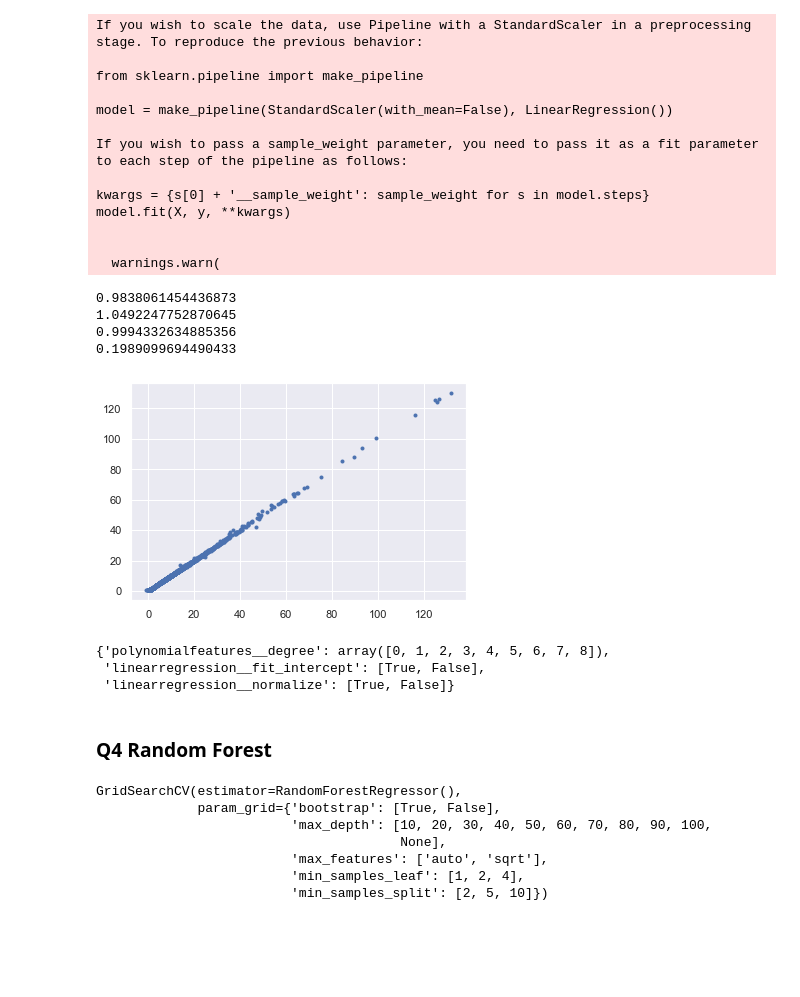
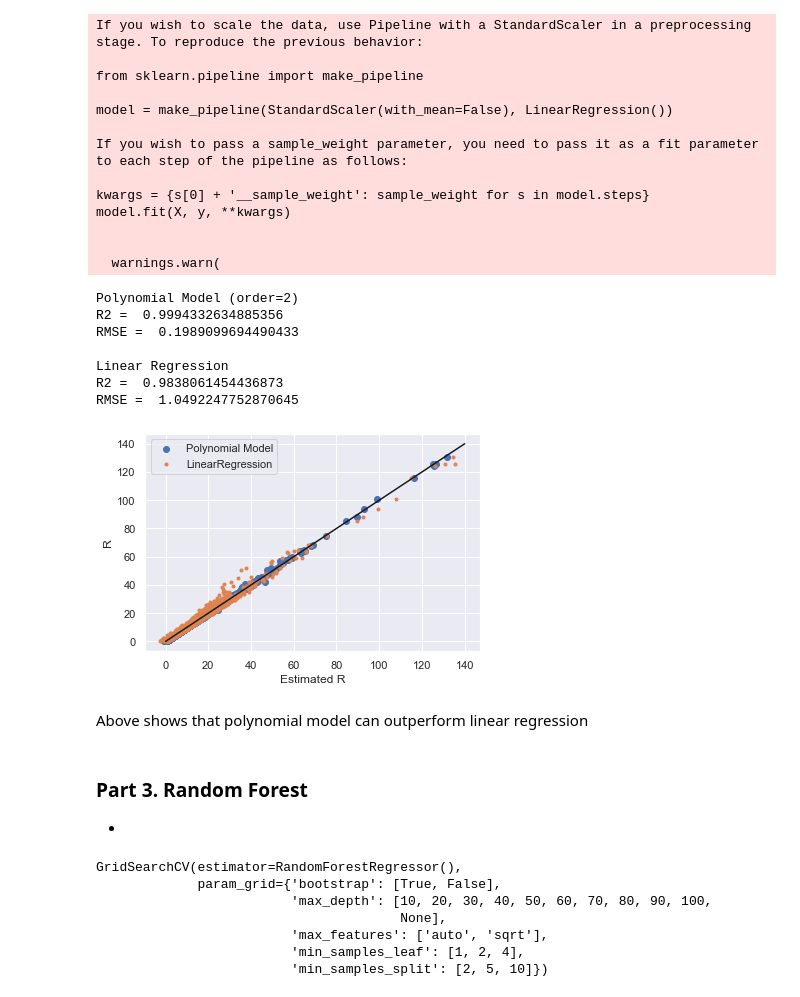
Before and after one commit to atmsillinois/machine-learning-1-seunguk-2, a Jupyter notebook: Module5.ipynb, the cells around one changed output. Saved outputs shown, nothing was run; the diff lists cells and outputs as text; code cells hidden in the pictures; blank space fills up the shorter version.

```diff
--- a/Module5.ipynb
+++ b/Module5.ipynb
@@ -117,25 +142,35 @@ model.fit(X, y, **kwargs)
 
 
   warnings.warn(
-# %%
-plt.plot(y_test_gs,ytest,'.')
-print(metrics.r2_score(ypred, ytest))
-print(np.sqrt(metrics.mean_squared_error(ypred, ytest)))
-print(metrics.r2_score(y_test_gs, ytest))
-print(np.sqrt(metrics.mean_squared_error(y_test_gs, ytest)))
-# %% [output]
-0.9838061454436873
-1.0492247752870645
-0.9994332634885356
-0.1989099694490433
-[figure, removed]
-# %%
-grid.get_params()['param_grid']
-# %% [output]
-{'polynomialfeatures__degree': array([0, 1, 2, 3, 4, 5, 6, 7, 8]),
- 'linearregression__fit_intercept': [True, False],
- 'linearregression__normalize': [True, False]}
+# %%
+plt.plot([0,140],[0,140],'k')
+plt.scatter(y_test_gs,ytest, label='Polynomial Model')
+plt.scatter(ypred, ytest, marker='.', label='LinearRegression')
+plt.legend()
+plt.ylabel('R')
+plt.xlabel('Estimated R')
+
+print('Polynomial Model (order=2)')
+print('R2 = ', metrics.r2_score(y_test_gs, ytest))
+print('RMSE = ', np.sqrt(metrics.mean_squared_error(y_test_gs, ytest)), '\n')
+
+print('Linear Regression')
+print('R2 = ', metrics.r2_score(ypred, ytest))
+print('RMSE = ', np.sqrt(metrics.mean_squared_error(ypred, ytest)))
+# %% [output]
+Polynomial Model (order=2)
+R2 =  0.9994332634885356
+RMSE =  0.1989099694490433
+
+Linear Regression
+R2 =  0.9838061454436873
+RMSE =  1.0492247752870645
+[figure, added]
+# %% [markdown]
+Above shows that polynomial model can outperform linear regression
 # %% [markdown]
-### Q4 Random Forest
+### Part 3. Random Forest
+
+*
 # %%
 from sklearn.ensemble import RandomForestRegressor
```
Also changed, not shown: parts of 18 cells of this notebook.
